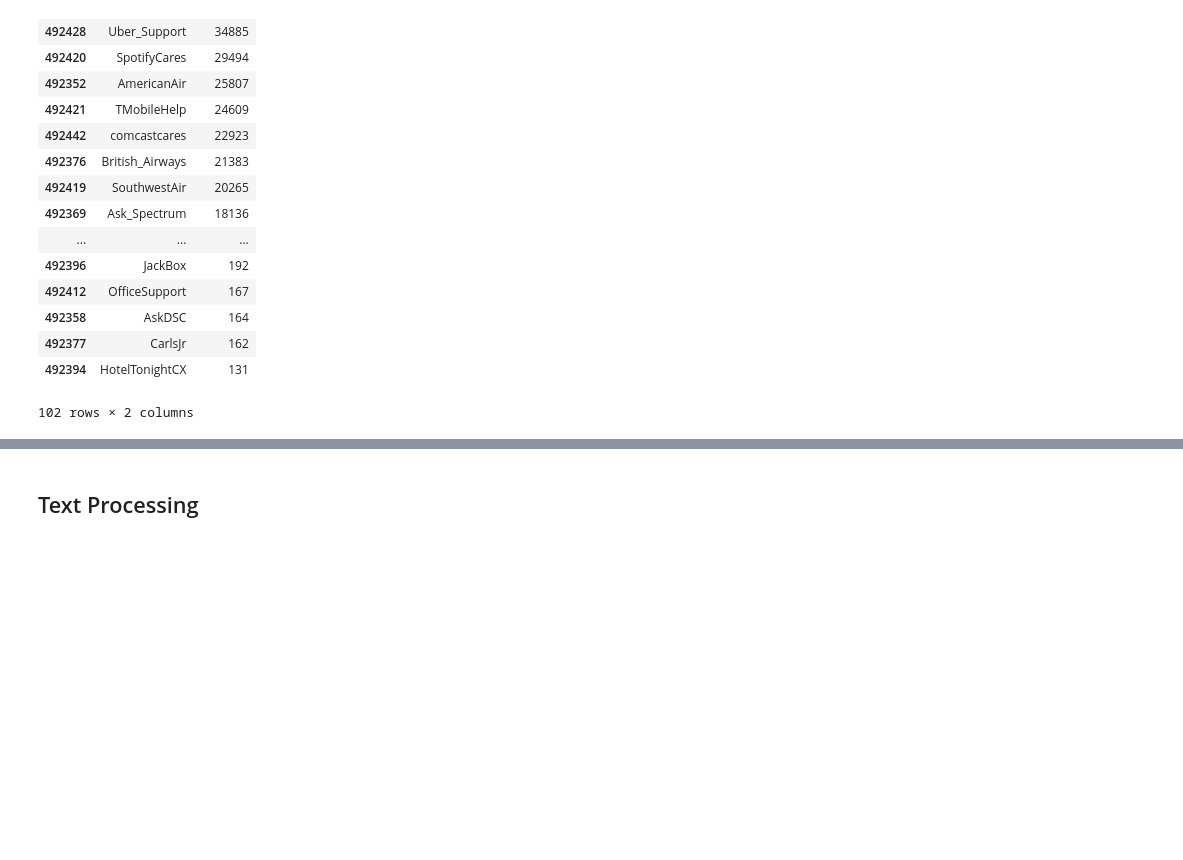
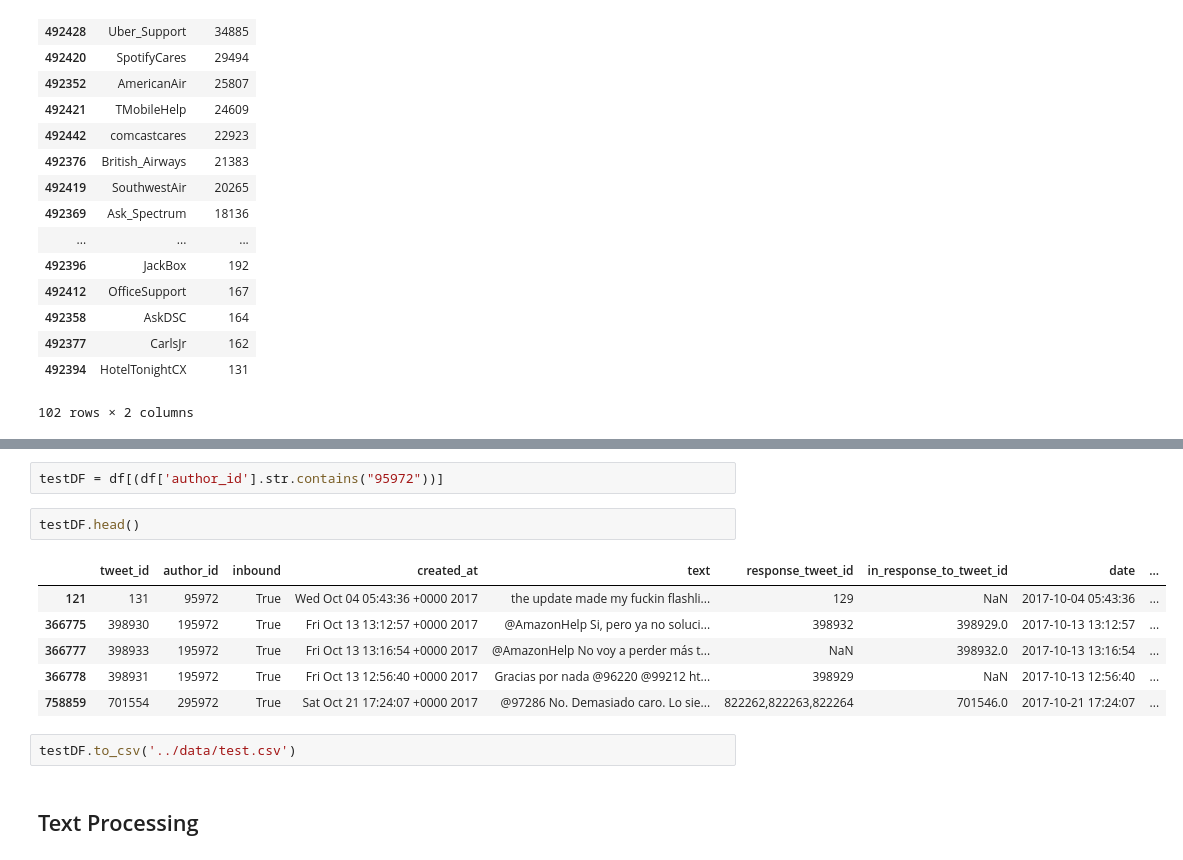
Before and after one commit to xvila/Twitter-Customer-Support-Exploration, a Jupyter notebook: notebooks/data_processing.ipynb, the cells around one changed output, grey strips where cells are left out. Cells and saved outputs as stored; diff of their text form; blank space fills up the shorter version.

```diff
--- a/notebooks/data_processing.ipynb
+++ b/notebooks/data_processing.ipynb
@@ -148,3 +232,16 @@ companyGroup
+# %%
+testDF = df[(df['author_id'].str.contains("95972"))]
+# %%
+testDF.head()
+# %% [output]
+|  | tweet_id | author_id | inbound | created_at | text | response_tweet_id | in_response_to_tweet_id | date | ... |
+| 121 | 131 | 95972 | True | Wed Oct 04 05:43:36 +0000 2017 | the update made my fuckin flashli... | 129 | NaN | 2017-10-04 05:43:36 | ... |
+| 366775 | 398930 | 195972 | True | Fri Oct 13 13:12:57 +0000 2017 | @AmazonHelp Si, pero ya no soluci... | 398932 | 398929.0 | 2017-10-13 13:12:57 | ... |
+| 366777 | 398933 | 195972 | True | Fri Oct 13 13:16:54 +0000 2017 | @AmazonHelp No voy a perder más t... | NaN | 398932.0 | 2017-10-13 13:16:54 | ... |
+| 366778 | 398931 | 195972 | True | Fri Oct 13 12:56:40 +0000 2017 | Gracias por nada @96220 @99212 ht... | 398929 | NaN | 2017-10-13 12:56:40 | ... |
+| 758859 | 701554 | 295972 | True | Sat Oct 21 17:24:07 +0000 2017 | @97286 No. Demasiado caro. Lo sie... | 822262,822263,822264 | 701546.0 | 2017-10-21 17:24:07 | ... |
+# %%
+testDF.to_csv('../data/test.csv')
 # %% [markdown]
 ## Text Processing
 # %%
```
Also changed, not shown: parts of 33 cells of this notebook.
